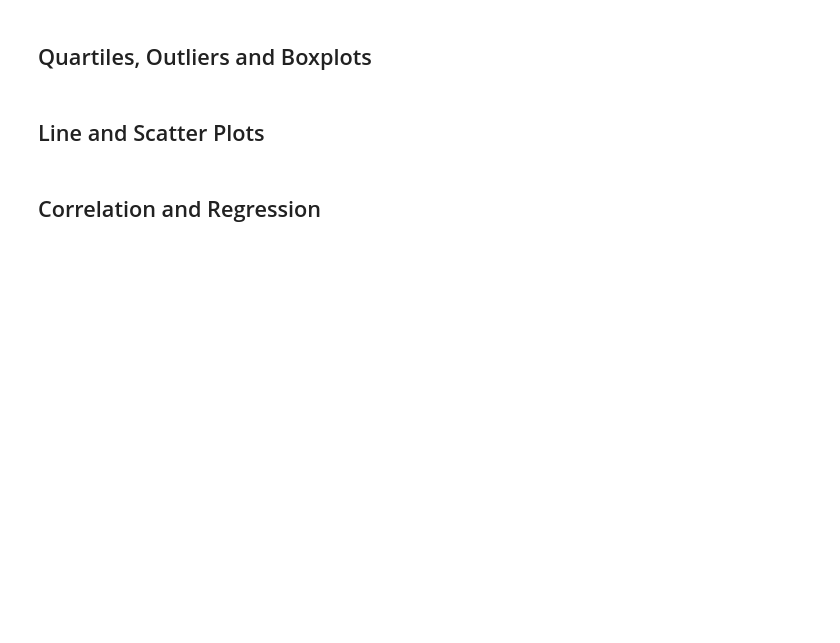
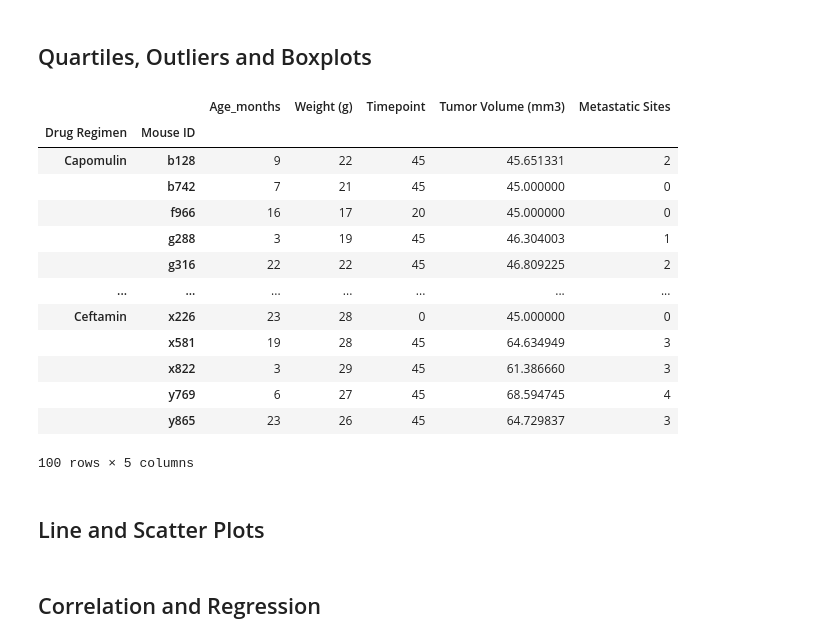
Before and after one commit to MikeT9/Matplotlib-Challenge, a Jupyter notebook: Pymaceuticals/pymaceuticals_starter.ipynb, the cells around one changed output. Cells and saved outputs as stored; diff of their text form; code cells hidden in the pictures; blank space fills up the shorter version.

```diff
--- a/Pymaceuticals/pymaceuticals_starter.ipynb
+++ b/Pymaceuticals/pymaceuticals_starter.ipynb
@@ -313,6 +314,26 @@ plt.pie(sizes, labels = labels, shadow=True, startangle=140,autopct="%1.1f%%")
 
 
 # Merge this group df with the original dataframe to get the tumor volume at the last timepoint
+# %%
+# Create new DF for final tumor volume of each mouse across four of the treatment regimens
+# Group by Drug Regimen then Mouse ID. Find data for max Timepoint. Show only the desired treatments.
+regimen_mouse_df = clean_df.groupby(['Drug Regimen', 'Mouse ID']).max('Timepoint').loc[['Capomulin', 'Ramicane', 'Infubinol', 'Ceftamin']]
+regimen_mouse_df
+# %% [output]
+|  |  | Age_months | Weight (g) | Timepoint | Tumor Volume (mm3) | Metastatic Sites |
+| Drug Regimen | Mouse ID |  |  |  |  |  |
+| Capomulin | b128 | 9 | 22 | 45 | 45.651331 | 2 |
+|  | b742 | 7 | 21 | 45 | 45.000000 | 0 |
+|  | f966 | 16 | 17 | 20 | 45.000000 | 0 |
+|  | g288 | 3 | 19 | 45 | 46.304003 | 1 |
+|  | g316 | 22 | 22 | 45 | 46.809225 | 2 |
+| ... | ... | ... | ... | ... | ... | ... |
+| Ceftamin | x226 | 23 | 28 | 0 | 45.000000 | 0 |
+|  | x581 | 19 | 28 | 45 | 64.634949 | 3 |
+|  | x822 | 3 | 29 | 45 | 61.386660 | 3 |
+|  | y769 | 6 | 27 | 45 | 68.594745 | 4 |
+|  | y865 | 23 | 26 | 45 | 64.729837 | 3 |
+100 rows × 5 columns
 # %%
 # Put treatments into a list for for loop (and later for plot labels)
 
```
Also changed, not shown: parts of 2 cells of this notebook.
